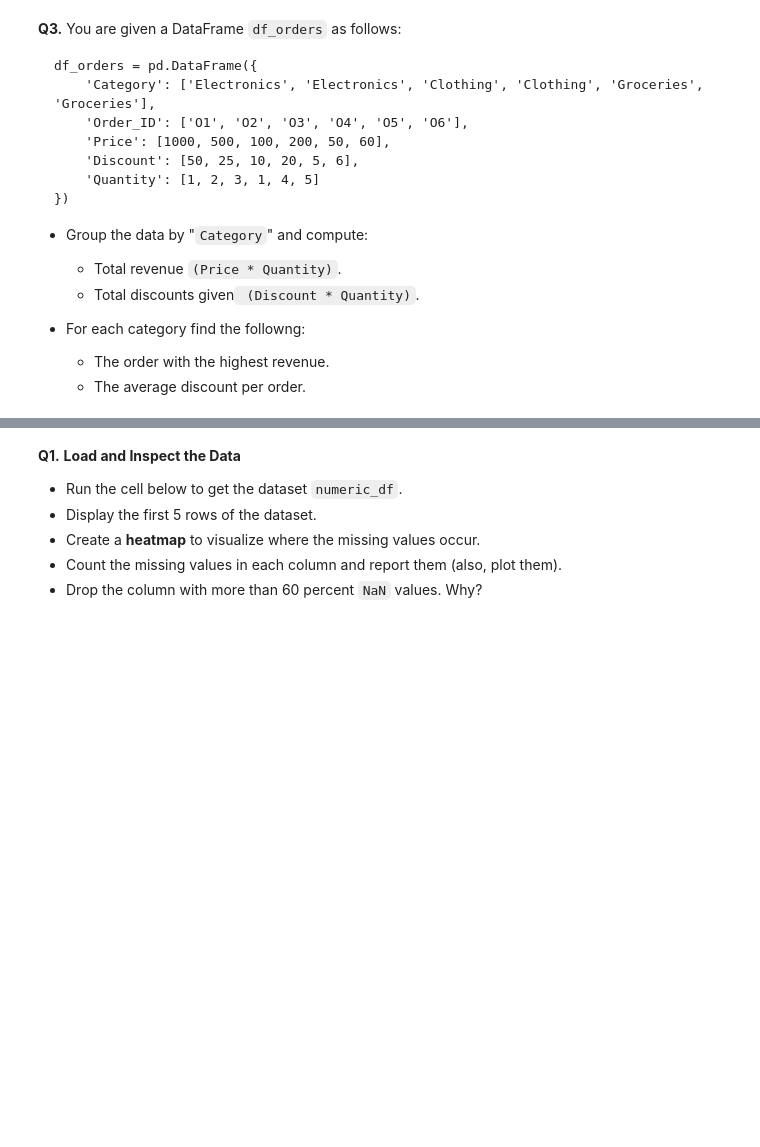
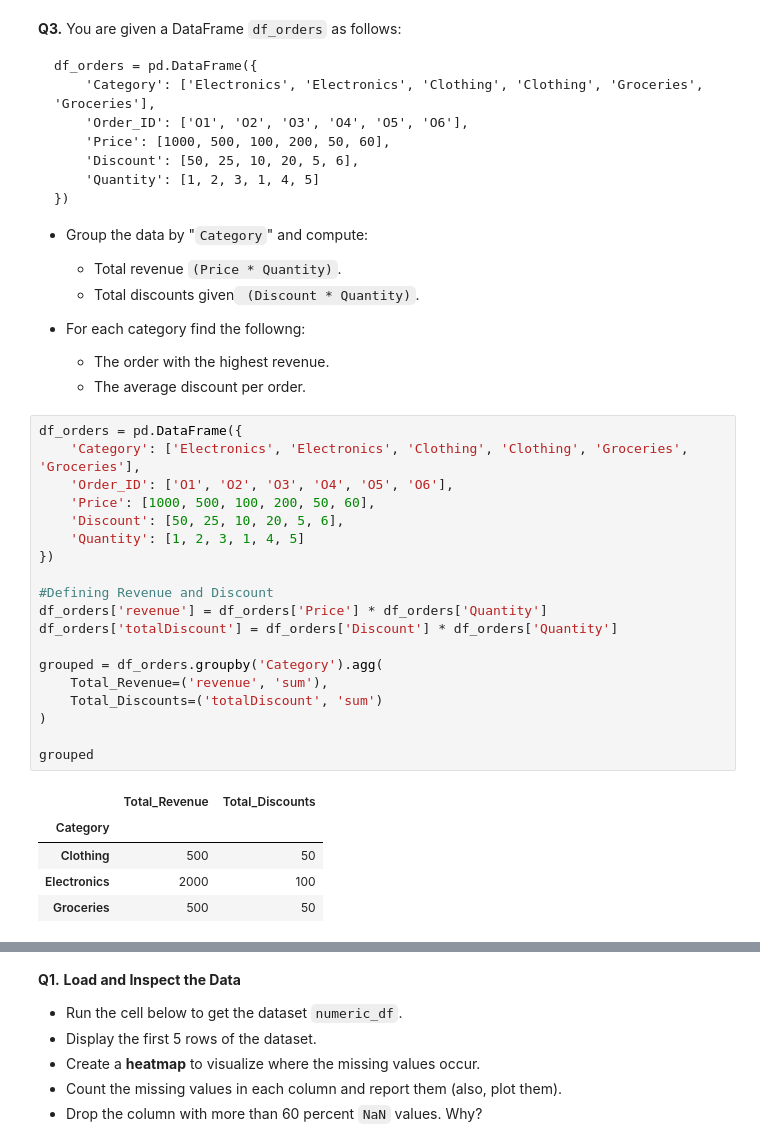
Before and after one commit to Diver202/PSDV, a Jupyter notebook: Lab2/Lab2_Pandas_Matplotlib.ipynb, the cells around one changed output, grey strips where cells are left out. Drawn from its saved outputs; the diff is of its cells as text; blank space fills up the shorter version.

```diff
--- a/Lab2/Lab2_Pandas_Matplotlib.ipynb
+++ b/Lab2/Lab2_Pandas_Matplotlib.ipynb
@@ -304,3 +362,28 @@ df_orders = pd.DataFrame({
 - For each category find the followng:
   * The order with the highest revenue.
   * The average discount per order.
+# %%
+df_orders = pd.DataFrame({
+    'Category': ['Electronics', 'Electronics', 'Clothing', 'Clothing', 'Groceries', 'Groceries'],
+    'Order_ID': ['O1', 'O2', 'O3', 'O4', 'O5', 'O6'],
+    'Price': [1000, 500, 100, 200, 50, 60],
+    'Discount': [50, 25, 10, 20, 5, 6],
+    'Quantity': [1, 2, 3, 1, 4, 5]
+})
+
+#Defining Revenue and Discount
+df_orders['revenue'] = df_orders['Price'] * df_orders['Quantity']
+df_orders['totalDiscount'] = df_orders['Discount'] * df_orders['Quantity']
+
+grouped = df_orders.groupby('Category').agg(
+    Total_Revenue=('revenue', 'sum'),
+    Total_Discounts=('totalDiscount', 'sum')
+)
+
+grouped
+# %% [output]
+|  | Total_Revenue | Total_Discounts |
+| Category |  |  |
+| Clothing | 500 | 50 |
+| Electronics | 2000 | 100 |
+| Groceries | 500 | 50 |
```
Also changed, not shown: parts of 8 cells of this notebook.
